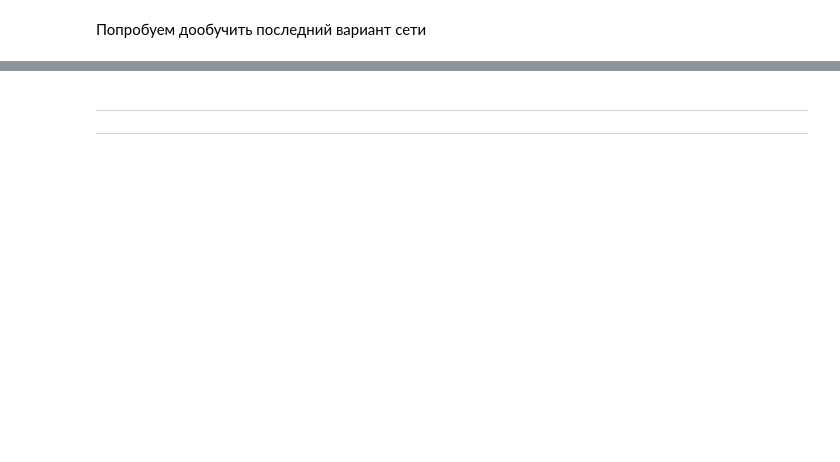
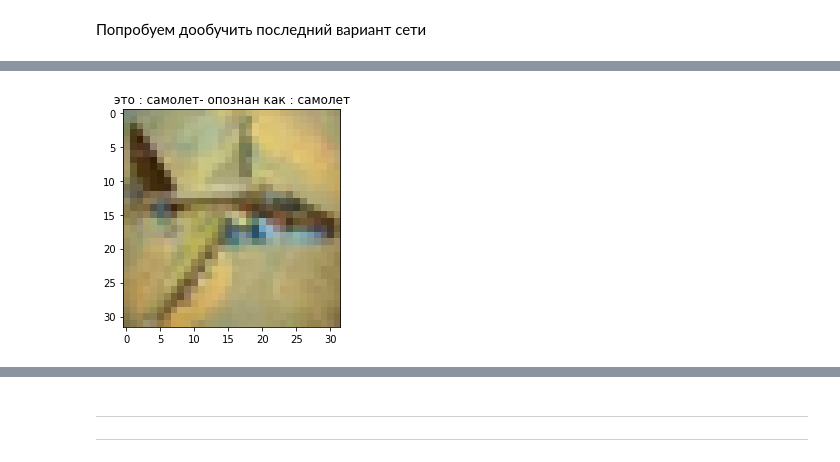
Before and after one commit to SimreAniri/Neural-Networks, a Jupyter notebook: Lesson_4.ipynb, the cells around one changed output, grey strips where cells are left out. Drawn from its saved outputs; the diff is of its cells as text; code cells hidden in the pictures; blank space fills up the shorter version.

```diff
--- a/Lesson_4.ipynb
+++ b/Lesson_4.ipynb
@@ -453,8 +466,7 @@ x11 = Conv2D(32, (5, 5), activation='relu')(x11)
 first = MaxPooling2D(pool_size=(2, 2))(x11)
 
 
-second_input = Input(shape=x_train.shape[1:])
-x22 = Conv2D(64, (5, 5), padding='same', activation='relu')(second_input)
+x22 = Conv2D(64, (5, 5), padding='same', activation='relu')(first_input)
 x22 = Conv2D(64, (5, 5), activation='relu')(x22)
 x22 = MaxPooling2D(pool_size=(2, 2))(x22)
 x22 = Dropout(0.25)(x22)
@@ -463,8 +475,8 @@ x22 = Conv2D(64, (5, 5), padding='same', activation='relu')(x22)
 x22 = Conv2D(64, (5, 5), activation='relu')(x22)
 second = MaxPooling2D(pool_size=(2, 2))(x22)
 
-third_input = Input(shape=x_train.shape[1:])
-x33 = Conv2D(64, (5, 5), padding='same', activation='relu')(third_input)
+
+x33 = Conv2D(64, (5, 5), padding='same', activation='relu')(first_input)
 x33 = Conv2D(64, (5, 5), activation='relu')(x33)
 x33 = MaxPooling2D(pool_size=(2, 2))(x33)
 x33 = Dropout(0.25)(x33)
@@ -481,7 +493,7 @@ x = Dense(512, activation='relu')(x)
 x = Dropout(0.5)(x)
 x = Dense(num_classes, activation='softmax')(x)
 
-model5 = Model(inputs=[first_input, second_input, third_input], outputs=x)
+model5 = Model(inputs=first_input, outputs=x)
 # %%
 # компиляция модели
 model5.compile(loss='categorical_crossentropy',
@@ -489,10 +501,10 @@ model5.compile(loss='categorical_crossentropy',
               metrics=['accuracy'])
 # %%
 print('Не используется data augmentation')
-model5.fit([x_train, x_train, x_train], y_train,
+model5.fit(x_train, y_train,
             batch_size=batch_size,
             epochs=epochs,
-            validation_data=([x_test, x_test, x_test], y_test),
+            validation_data=(x_test, y_test),
             shuffle=True)
 # %% [output]
 Не используется data augmentation
@@ -529,7 +542,7 @@ plt.show()
 # %% [markdown]
 Попробуем дообучить последний вариант сети
 # %%
-epochs = 5
+epochs = 10
 # %%
 print('Использование data augmentation в реальном времени')
 # Препроцессинг и data augmentation в реальном времени:
@@ -556,10 +569,10 @@ datagen = ImageDataGenerator(
     validation_split=0.0)
 
 # запуск data augmentation через fit_generator
-model5.fit_generator(datagen.flow([x_train, x_train, x_train], y_train,
+model5.fit_generator(datagen.flow(x_train, y_train,
                                   batch_size=batch_size),
                     epochs=epochs,
-                    validation_data=([x_test, x_test, x_test], y_test),
+                    validation_data=(x_test, y_test),
                     workers=4)
 # %% [output]
 Использование data augmentation в реальном времени
@@ -569,0 +609,10 @@ ValueError: ignored
+# %%
+N = 919
+y_p=model5.predict(x_test[N:N+1][:,:,:])
+y_t = np.argmax(y_test[N:N+1], axis = 1 )
+y_i = np.argmax(y_p, axis = 1 )
+plt.imshow(x_test[N][:,:,:])
+plt.title('это : '+classes[y_t[0]]+'- опознан как : '+classes[y_i[0]])
+plt.show()
+# %% [output]
+[figure, added]
```
Also changed, not shown: parts of 24 cells of this notebook.
